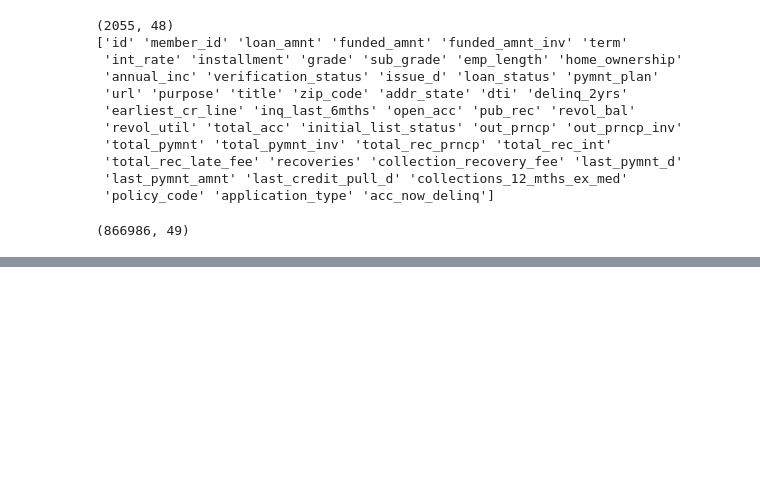
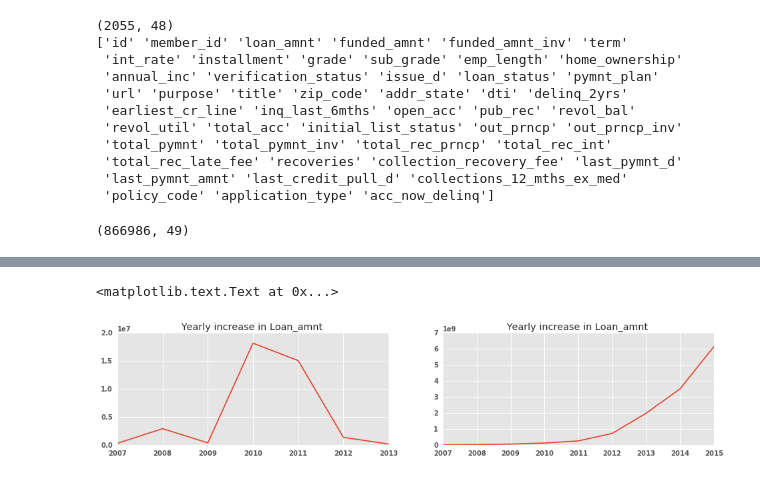
Before and after one commit to thakursc1-zz/Lending_Club_data_analysis, a Jupyter notebook: Special Analysis.ipynb, the cells around one changed output, grey strips where cells are left out. Cells and saved outputs as stored; diff of their text form; code cells hidden in the pictures; blank space fills up the shorter version.

```diff
--- a/Special Analysis.ipynb
+++ b/Special Analysis.ipynb
@@ -221,2 +266,0 @@ fig.tight_layout()
-# %%
-df['earliest_cr_line'] = pd.to_datetime(df['earliest_cr_line'], coerce=True)
@@ -233,0 +267,5 @@ years.value_counts().plot(kind='bar',figsize=(12,10))
+# %%
+df.issue_d = pd.to_datetime(df.issue_d)
+df["Year"]= df.issue_d.dt.year
+not_df.issue_d = pd.to_datetime(not_df.issue_d)
+not_df['Year'] = not_df.issue_d.dt.year
@@ -233,0 +282,21 @@ years.value_counts().plot(kind='bar',figsize=(12,10))
+# %%
+fig= plt.figure(figsize=(16,3))
+
+plt.subplot2grid((1,2),(0,0))
+year_grp = df.groupby('Year').sum()
+plt.plot(year_grp.index,year_grp.loan_amnt.values)
+plt.xticks(year_grp.index,year_grp.index)
+plt.title("Yearly increase in Loan_amnt ")
+
+plt.subplot2grid((1,2),(0,1))
+year_grp = not_df.groupby('Year').sum()
+plt.plot(year_grp.index,year_grp.loan_amnt.values)
+plt.xticks(year_grp.index,year_grp.index)
+plt.title("Yearly increase in Loan_amnt ")
+
+
+### Looks like bank had very strict regulation in funding_amnt from 2009 to 2012
+##it got linient with the rules by 2012 although its loan _amnt kept on increasing throughout
+# %% [output]
+<matplotlib.text.Text at 0x...>
+[figure, added]
```
Also changed, not shown: parts of 11 cells of this notebook.
